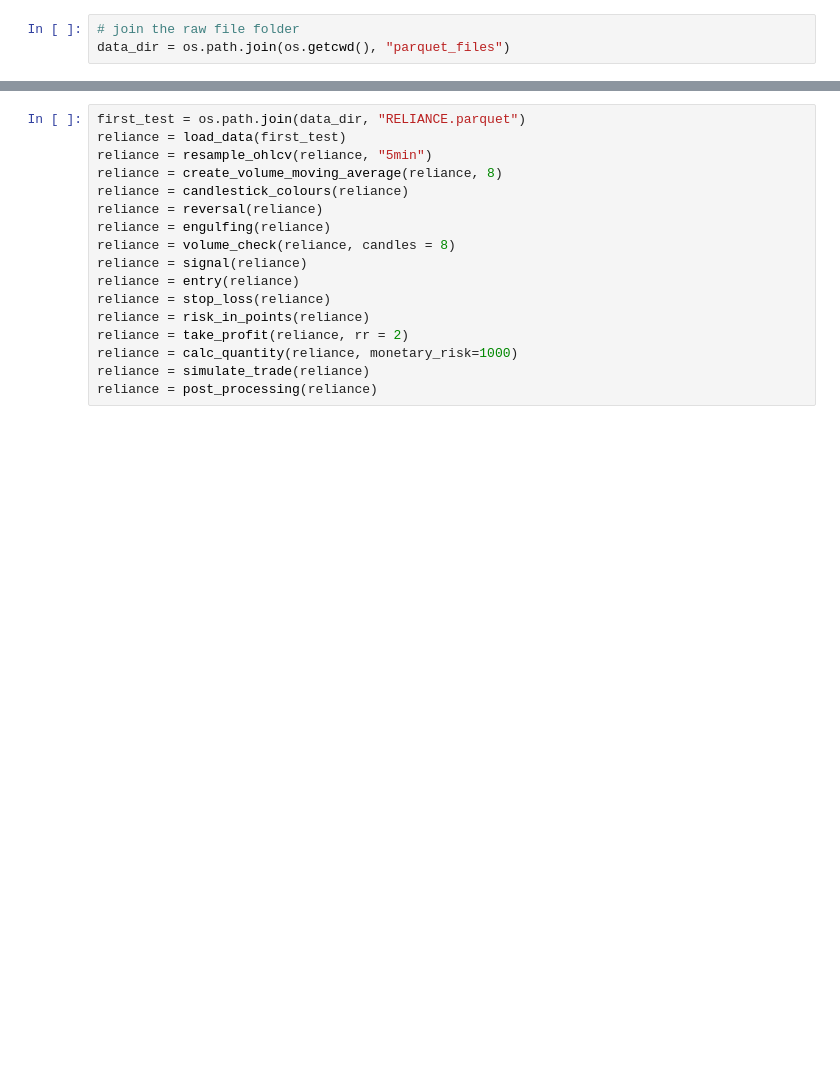
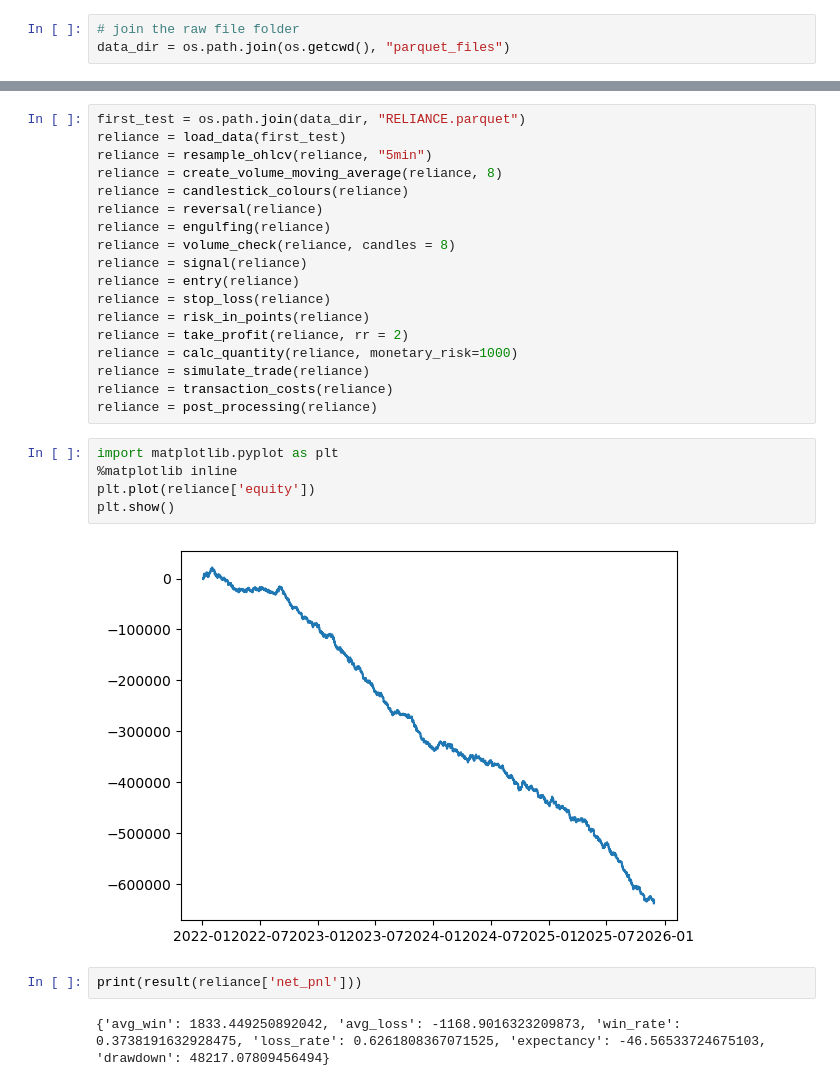
Before and after one commit to sameepkulkarni/engulfing_backtesting, a Jupyter notebook: englufing_strategy.ipynb, the cells around one changed output, grey strips where cells are left out. Saved outputs shown, nothing was run; the diff lists cells and outputs as text; blank space fills up the shorter version.

Commit message:
added total costs, equity, drawdown, net pnl

```diff
--- a/englufing_strategy.ipynb
+++ b/englufing_strategy.ipynb
@@ -215,4 +292,16 @@ reliance = risk_in_points(reliance)
 reliance = take_profit(reliance, rr = 2)
 reliance = calc_quantity(reliance, monetary_risk=1000)
 reliance = simulate_trade(reliance)
+reliance = transaction_costs(reliance)
 reliance = post_processing(reliance)
+# %%
+import matplotlib.pyplot as plt
+%matplotlib inline
+plt.plot(reliance['equity'])
+plt.show()
+# %% [output]
+[figure, added]
+# %%
+print(result(reliance['net_pnl']))
+# %% [output]
+{'avg_win': 1833.449250892042, 'avg_loss': -1168.9016323209873, 'win_rate': 0.3738191632928475, 'loss_rate': 0.6261808367071525, 'expectancy': -46.56533724675103, 'drawdown': 48217.07809456494}
```
Also changed, not shown: parts of 1 cell of this notebook.
